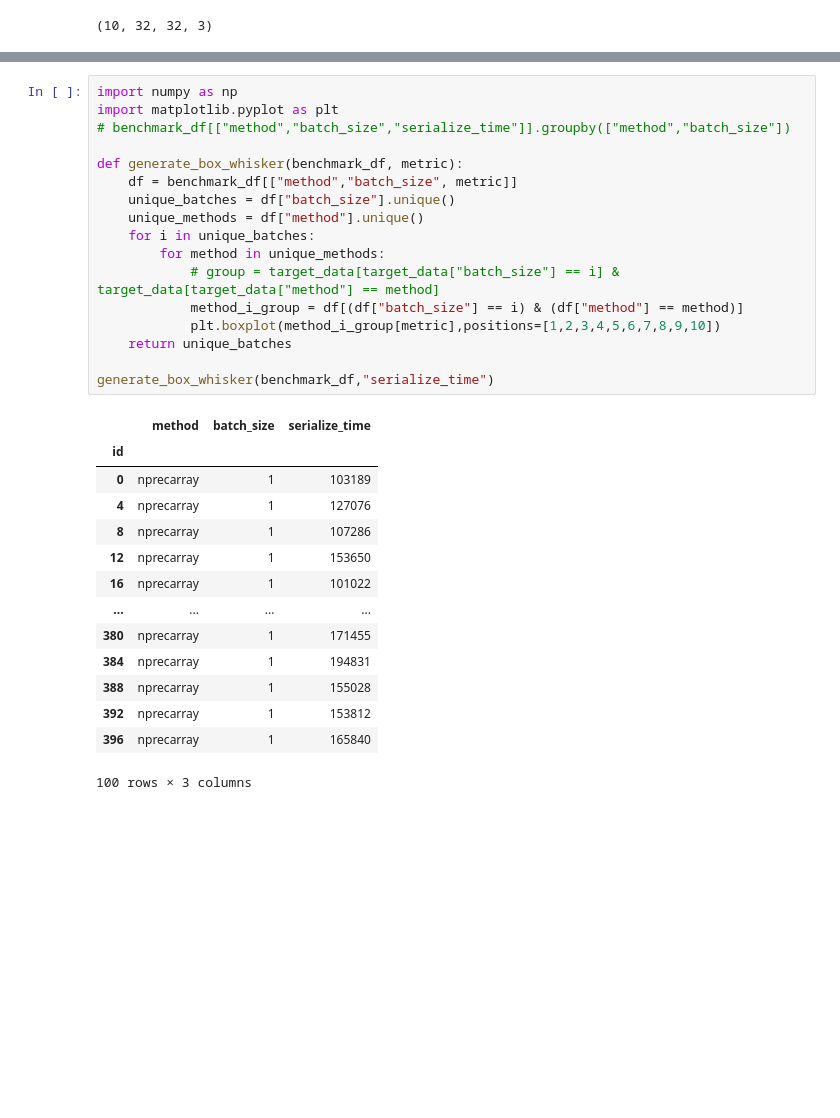
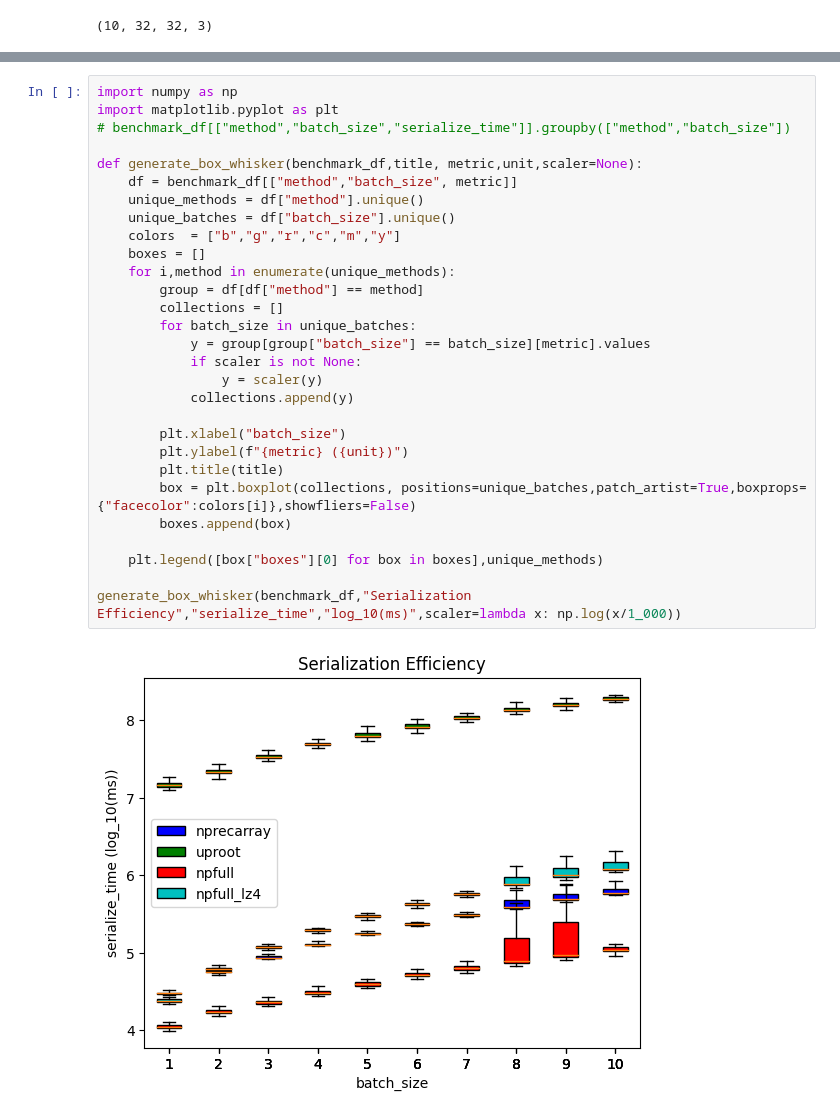
Before and after one commit to pregenRobot/papdl, a Jupyter notebook: scripts/memory_analysis.ipynb, the cells around one changed output, grey strips where cells are left out. Drawn from its saved outputs; the diff is of its cells as text; blank space fills up the shorter version.

```diff
--- a/scripts/memory_analysis.ipynb
+++ b/scripts/memory_analysis.ipynb
@@ -30,32 +30,31 @@ benchmark_df.head()
-# %%
-import numpy as np
-import matplotlib.pyplot as plt
-# benchmark_df[["method","batch_size","serialize_time"]].groupby(["method","batch_size"])
-
-def generate_box_whisker(benchmark_df, metric):
-    df = benchmark_df[["method","batch_size", metric]]
-    unique_batches = df["batch_size"].unique()
-    unique_methods = df["method"].unique()
-    for i in unique_batches:
-        for method in unique_methods:
-            # group = target_data[target_data["batch_size"] == i] & target_data[target_data["method"] == method]
-            method_i_group = df[(df["batch_size"] == i) & (df["method"] == method)]
-            plt.boxplot(method_i_group[metric],positions=[1,2,3,4,5,6,7,8,9,10])
-    return unique_batches
-
-generate_box_whisker(benchmark_df,"serialize_time")
-# %% [output]
-|  | method | batch_size | serialize_time |
-| id |  |  |  |
-| 0 | nprecarray | 1 | 103189 |
-| 4 | nprecarray | 1 | 127076 |
-| 8 | nprecarray | 1 | 107286 |
-| 12 | nprecarray | 1 | 153650 |
-| 16 | nprecarray | 1 | 101022 |
-| ... | ... | ... | ... |
-| 380 | nprecarray | 1 | 171455 |
-| 384 | nprecarray | 1 | 194831 |
-| 388 | nprecarray | 1 | 155028 |
-| 392 | nprecarray | 1 | 153812 |
-| 396 | nprecarray | 1 | 165840 |
-100 rows × 3 columns
+# %%
+import numpy as np
+import matplotlib.pyplot as plt
+# benchmark_df[["method","batch_size","serialize_time"]].groupby(["method","batch_size"])
+
+def generate_box_whisker(benchmark_df,title, metric,unit,scaler=None):
+    df = benchmark_df[["method","batch_size", metric]]
+    unique_methods = df["method"].unique()
+    unique_batches = df["batch_size"].unique()
+    colors  = ["b","g","r","c","m","y"]
+    boxes = []
+    for i,method in enumerate(unique_methods):
+        group = df[df["method"] == method]
+        collections = []
+        for batch_size in unique_batches:
+            y = group[group["batch_size"] == batch_size][metric].values
+            if scaler is not None:
+                y = scaler(y)
+            collections.append(y)
+
+        plt.xlabel("batch_size")
+        plt.ylabel(f"{metric} ({unit})")
+        plt.title(title)
+        box = plt.boxplot(collections, positions=unique_batches,patch_artist=True,boxprops={"facecolor":colors[i]},showfliers=False)
+        boxes.append(box)
+
+    plt.legend([box["boxes"][0] for box in boxes],unique_methods)
+
+generate_box_whisker(benchmark_df,"Serialization Efficiency","serialize_time","log_10(ms)",scaler=lambda x: np.log(x/1_000))
+# %% [output]
+[figure, added]
```
Also changed, not shown: parts of 4 cells of this notebook, 13 other files.
